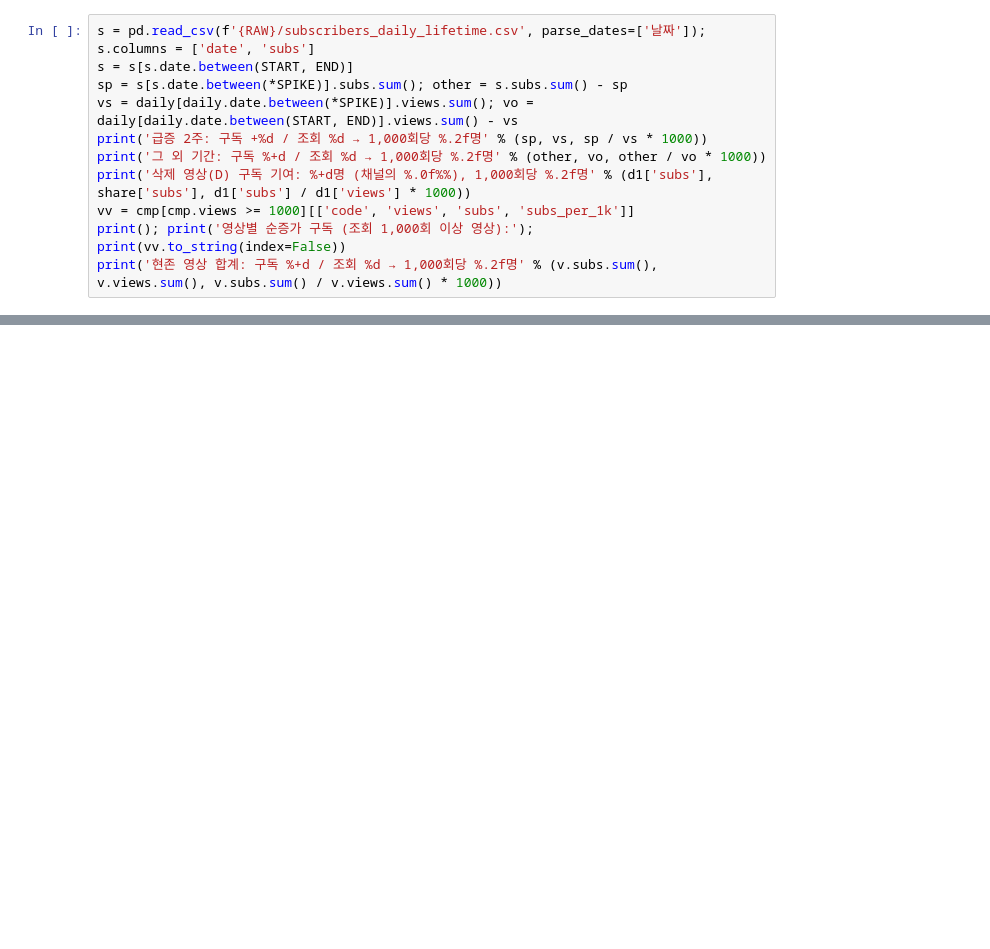
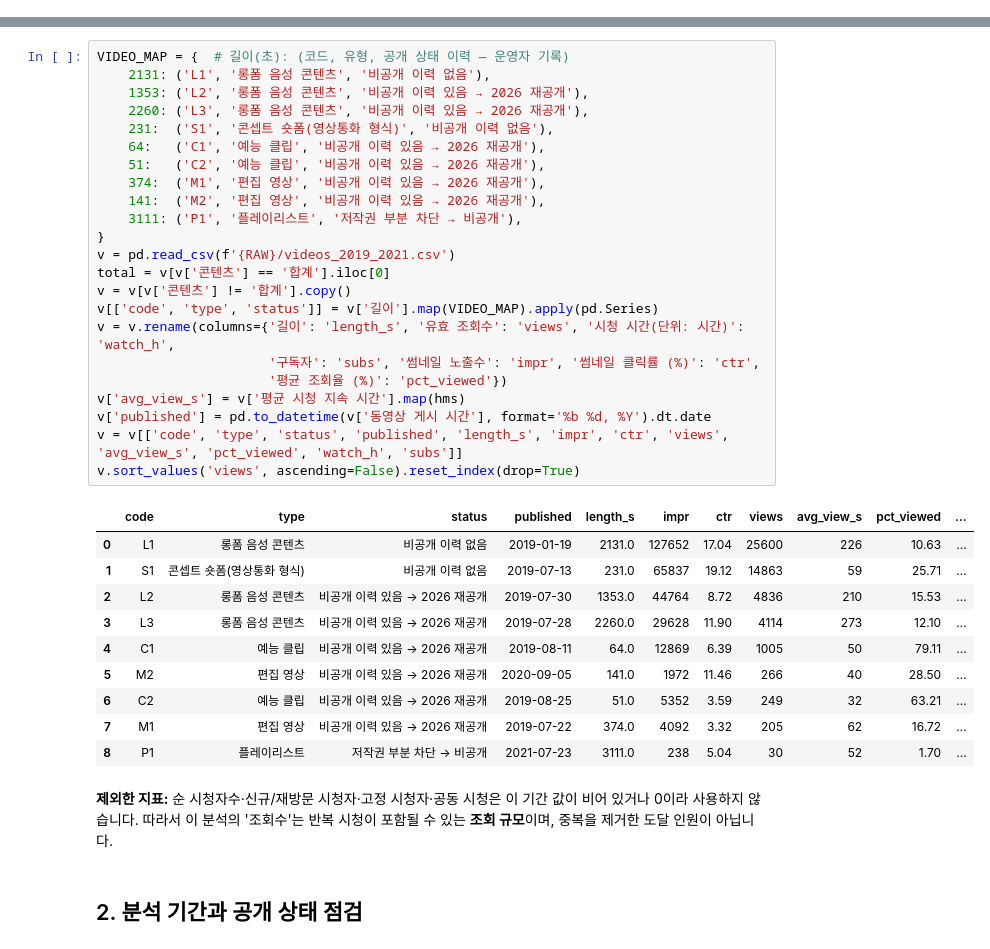
Before and after one commit to bomin7740/yt-channel-analysis, a Jupyter notebook: analysis.ipynb, the cells around one changed output, grey strips where cells are left out. Drawn from its saved outputs; the diff is of its cells as text; blank space fills up the shorter version.

```diff
--- a/analysis.ipynb
+++ b/analysis.ipynb
@@ -189,11 +0,0 @@ print('5분 미만 영상 조회율 %.1f–%.1f%% / 평균 시청 %d–%d초' %
-# %%
-s = pd.read_csv(f'{RAW}/subscribers_daily_lifetime.csv', parse_dates=['날짜']); s.columns = ['date', 'subs']
-s = s[s.date.between(START, END)]
-sp = s[s.date.between(*SPIKE)].subs.sum(); other = s.subs.sum() - sp
-vs = daily[daily.date.between(*SPIKE)].views.sum(); vo = daily[daily.date.between(START, END)].views.sum() - vs
-print('급증 2주: 구독 +%d / 조회 %d → 1,000회당 %.2f명' % (sp, vs, sp / vs * 1000))
-print('그 외 기간: 구독 %+d / 조회 %d → 1,000회당 %.2f명' % (other, vo, other / vo * 1000))
-print('삭제 영상(D) 구독 기여: %+d명 (채널의 %.0f%%), 1,000회당 %.2f명' % (d1['subs'], share['subs'], d1['subs'] / d1['views'] * 1000))
-vv = cmp[cmp.views >= 1000][['code', 'views', 'subs', 'subs_per_1k']]
-print(); print('영상별 순증가 구독 (조회 1,000회 이상 영상):'); print(vv.to_string(index=False))
-print('현존 영상 합계: 구독 %+d / 조회 %d → 1,000회당 %.2f명' % (v.subs.sum(), v.views.sum(), v.subs.sum() / v.views.sum() * 1000))
@@ -239,0 +41,38 @@ m.tail(3)
+# %%
+VIDEO_MAP = {  # 길이(초): (코드, 유형, 공개 상태 이력 — 운영자 기록)
+    2131: ('L1', '롱폼 음성 콘텐츠', '비공개 이력 없음'),
+    1353: ('L2', '롱폼 음성 콘텐츠', '비공개 이력 있음 → 2026 재공개'),
+    2260: ('L3', '롱폼 음성 콘텐츠', '비공개 이력 있음 → 2026 재공개'),
+    231:  ('S1', '콘셉트 숏폼(영상통화 형식)', '비공개 이력 없음'),
+    64:   ('C1', '예능 클립', '비공개 이력 있음 → 2026 재공개'),
+    51:   ('C2', '예능 클립', '비공개 이력 있음 → 2026 재공개'),
+    374:  ('M1', '편집 영상', '비공개 이력 있음 → 2026 재공개'),
+    141:  ('M2', '편집 영상', '비공개 이력 있음 → 2026 재공개'),
+    3111: ('P1', '플레이리스트', '저작권 부분 차단 → 비공개'),
+}
+v = pd.read_csv(f'{RAW}/videos_2019_2021.csv')
+total = v[v['콘텐츠'] == '합계'].iloc[0]
+v = v[v['콘텐츠'] != '합계'].copy()
+v[['code', 'type', 'status']] = v['길이'].map(VIDEO_MAP).apply(pd.Series)
+v = v.rename(columns={'길이': 'length_s', '유효 조회수': 'views', '시청 시간(단위: 시간)': 'watch_h',
+                      '구독자': 'subs', '썸네일 노출수': 'impr', '썸네일 클릭률 (%)': 'ctr',
+                      '평균 조회율 (%)': 'pct_viewed'})
+v['avg_view_s'] = v['평균 시청 지속 시간'].map(hms)
+v['published'] = pd.to_datetime(v['동영상 게시 시간'], format='%b %d, %Y').dt.date
+v = v[['code', 'type', 'status', 'published', 'length_s', 'impr', 'ctr', 'views', 'avg_view_s', 'pct_viewed', 'watch_h', 'subs']]
+v.sort_values('views', ascending=False).reset_index(drop=True)
+# %% [output]
+|  | code | type | status | published | length_s | impr | ctr | views | avg_view_s | pct_viewed | ... |
+| 0 | L1 | 롱폼 음성 콘텐츠 | 비공개 이력 없음 | 2019-01-19 | 2131.0 | 127652 | 17.04 | 25600 | 226 | 10.63 | ... |
+| 1 | S1 | 콘셉트 숏폼(영상통화 형식) | 비공개 이력 없음 | 2019-07-13 | 231.0 | 65837 | 19.12 | 14863 | 59 | 25.71 | ... |
+| 2 | L2 | 롱폼 음성 콘텐츠 | 비공개 이력 있음 → 2026 재공개 | 2019-07-30 | 1353.0 | 44764 | 8.72 | 4836 | 210 | 15.53 | ... |
+| 3 | L3 | 롱폼 음성 콘텐츠 | 비공개 이력 있음 → 2026 재공개 | 2019-07-28 | 2260.0 | 29628 | 11.90 | 4114 | 273 | 12.10 | ... |
+| 4 | C1 | 예능 클립 | 비공개 이력 있음 → 2026 재공개 | 2019-08-11 | 64.0 | 12869 | 6.39 | 1005 | 50 | 79.11 | ... |
+| 5 | M2 | 편집 영상 | 비공개 이력 있음 → 2026 재공개 | 2020-09-05 | 141.0 | 1972 | 11.46 | 266 | 40 | 28.50 | ... |
+| 6 | C2 | 예능 클립 | 비공개 이력 있음 → 2026 재공개 | 2019-08-25 | 51.0 | 5352 | 3.59 | 249 | 32 | 63.21 | ... |
+| 7 | M1 | 편집 영상 | 비공개 이력 있음 → 2026 재공개 | 2019-07-22 | 374.0 | 4092 | 3.32 | 205 | 62 | 16.72 | ... |
+| 8 | P1 | 플레이리스트 | 저작권 부분 차단 → 비공개 | 2021-07-23 | 3111.0 | 238 | 5.04 | 30 | 52 | 1.70 | ... |
+# %% [markdown]
+**제외한 지표:** 순 시청자수·신규/재방문 시청자·고정 시청자·공동 시청은 이 기간 값이 비어 있거나 0이라 사용하지 않습니다. 따라서 이 분석의 '조회수'는 반복 시청이 포함될 수 있는 **조회 규모**이며, 중복을 제거한 도달 인원이 아닙니다.
+# %% [markdown]
+## 2. 분석 기간과 공개 상태 점검
```
Also changed, not shown: parts of 48 cells of this notebook, 6 other files.
